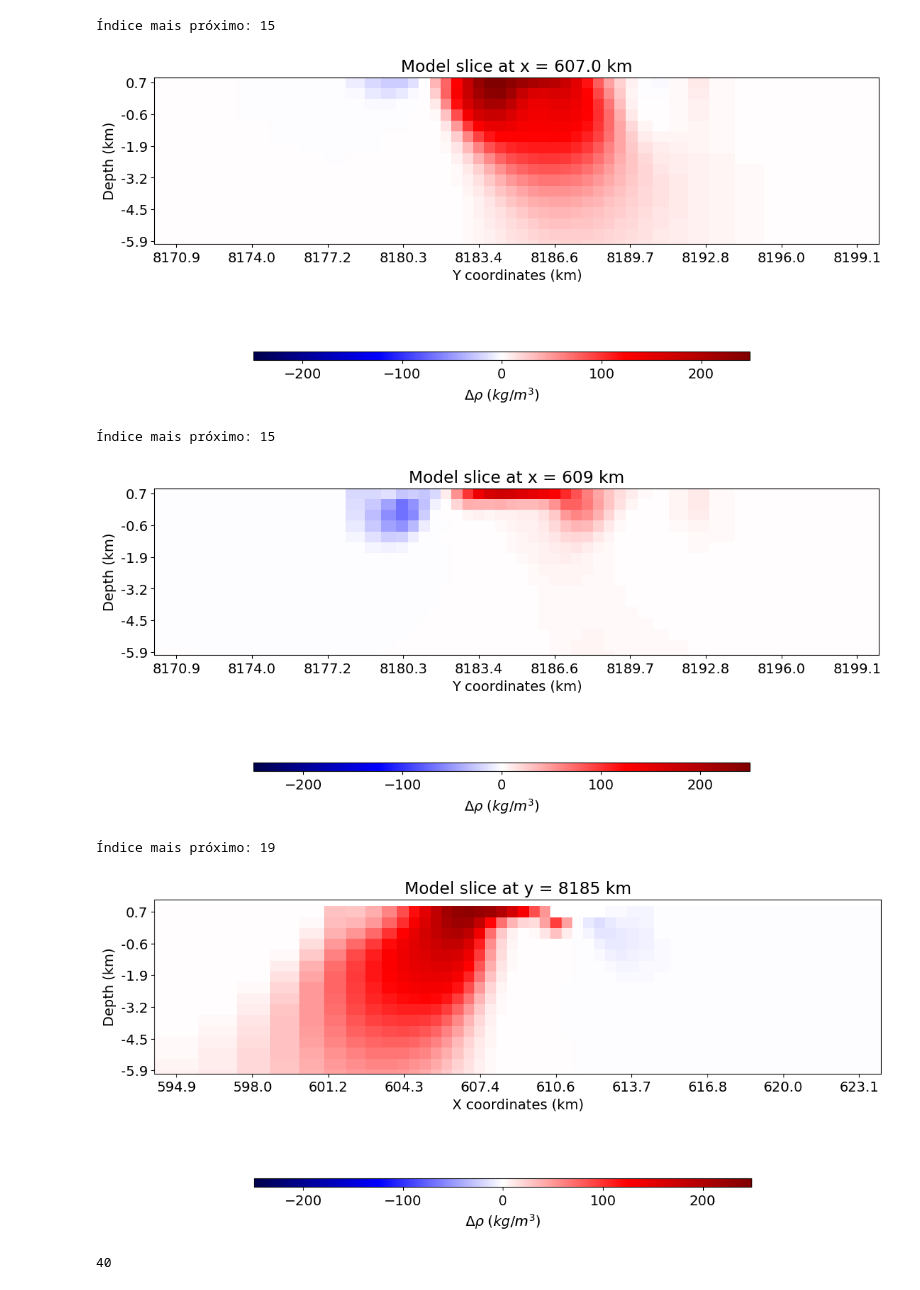
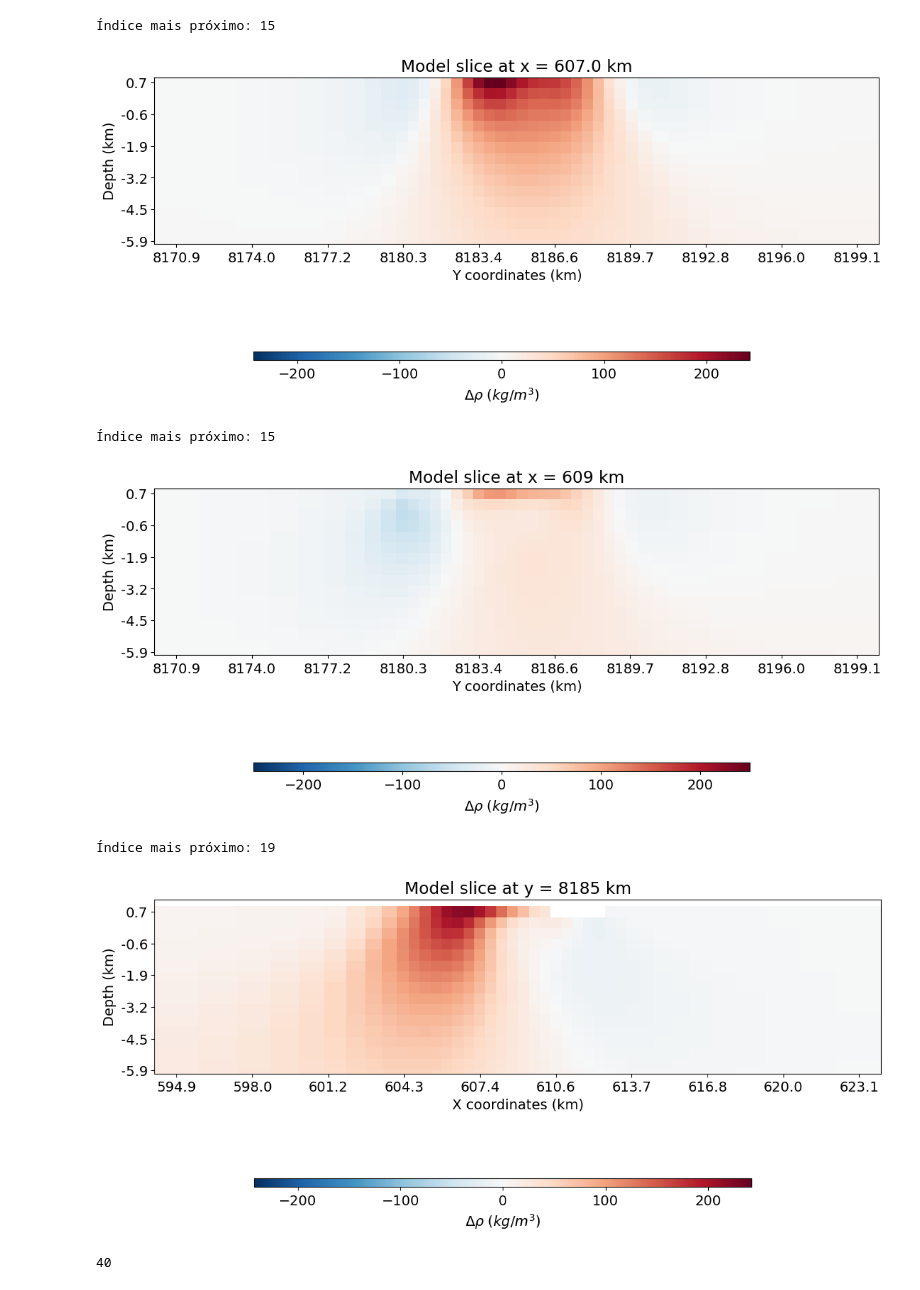
Before and after one commit to Souza-junior/Gravity_CS, a Jupyter notebook: code/CS_inversion_distance_weighted.ipynb, the cells around one changed output. Cells and saved outputs as stored; diff of their text form; code cells hidden in the pictures.

Commit message:
Create paper figures for the density model

```diff
--- a/code/CS_inversion_distance_weighted.ipynb
+++ b/code/CS_inversion_distance_weighted.ipynb
@@ -376,14 +376,14 @@ directives_list = [
 
 # Define the regularization (model objective function) with distance weighting.
 reg_dist = regularization.Sparse(tensor_mesh, active_cells=active_tensor_cells, mapping=tensor_model_map)
-reg_dist.norms = [1, 1, 1, 1]
+reg_dist.norms = [2, 1, 1, 1]
 # reg_dist.norms = [1, 1, 1, 1]
 # reg_dist.norms = [1, 1, 1, 1]
 # reg_dist.bounds = (-2.30, +0.70)
 
 
 distance_weights = utils.distance_weighting(
-    tensor_mesh, receiver_locations, active_cells=active_tensor_cells, exponent=1.5
+    tensor_mesh, receiver_locations, active_cells=active_tensor_cells, exponent=1.6
 )
 reg_dist.set_weights(distance_weights=distance_weights)
 
@@ -504,7 +504,7 @@ tensor_mesh.plot_slice(
     ind=index_x,
     grid=False,
     # pcolor_opts={"cmap": mpl.cm.RdYlBu_r, "norm": norm},
-    pcolor_opts={"cmap": mpl.cm.seismic, "norm": norm},
+    pcolor_opts={"cmap": mpl.cm.RdBu_r, "norm": norm},
 
 )
 ax1.set_title(f"Model slice at x = {coord_x} km")
@@ -535,12 +535,12 @@ ax1.set_ylabel("Depth (km)")
 # ax2 = fig.add_axes([0.85, 0.1, 0.03, 0.8])
 ax2 = fig.add_axes([0.2, 0.03, 0.5, 0.02])
 cbar = mpl.colorbar.ColorbarBase(
-    ax2, norm=norm, orientation="horizontal", cmap=mpl.cm.seismic #cmap=mpl.cm.RdYlBu_r
+    ax2, norm=norm, orientation="horizontal", cmap=mpl.cm.RdBu_r #cmap=mpl.cm.RdYlBu_r
 )
 cbar.set_label(r"$\Delta \rho~(kg/m^3$)", rotation=0, labelpad=5, size=14)
 plt.show()
 # %% [output]
-[figure, old version]
+[figure, new version]
 # %%
 # # Plot Recovered Model
 # coord_x = int(tensor_mesh.cell_centers_x[30])/1000
@@ -571,7 +571,7 @@ tensor_mesh.plot_slice(
     ind=index_x2,
     grid=False,
     # pcolor_opts={"cmap": mpl.cm.RdYlBu_r, "norm": norm},
-    pcolor_opts={"cmap": mpl.cm.seismic, "norm": norm},
+    pcolor_opts={"cmap": mpl.cm.RdBu_r, "norm": norm},
 
 )
 ax1.set_title(f"Model slice at x = {coord_x2} km")
@@ -600,12 +600,12 @@ ax1.set_ylabel("Depth (km)")
 # ax2 = fig.add_axes([0.85, 0.1, 0.03, 0.8])
 ax2 = fig.add_axes([0.2, 0.03, 0.5, 0.02])
 cbar = mpl.colorbar.ColorbarBase(
-    ax2, norm=norm, orientation="horizontal", cmap=mpl.cm.seismic #cmap=mpl.cm.RdYlBu_r
+    ax2, norm=norm, orientation="horizontal", cmap=mpl.cm.RdBu_r #cmap=mpl.cm.RdYlBu_r
 )
 cbar.set_label(r"$\Delta \rho~(kg/m^3$)", rotation=0, labelpad=5, size=14)
 plt.show()
 # %% [output]
-[figure, old version]
+[figure, new version]
 # %%
 # # Plot Recovered Model
 # coord_y = int(tensor_mesh.cell_centers_y[46])/1000
@@ -636,41 +636,41 @@ tensor_mesh.plot_slice(
     ind=index_y,
     grid=False,
     # pcolor_opts={"cmap": mpl.cm.RdYlBu_r, "norm": norm},
-    pcolor_opts={"cmap": mpl.cm.seismic, "norm": norm},
+    pcolor_opts={"cmap": mpl.cm.RdBu_r, "norm": norm},
 
 )
 # Definir os limites dos eixos com base no modelo
 x_min, x_max = tensor_mesh.cell_centers_x.min(), tensor_mesh.cell_centers_x.max()
 y_min, y_max = tensor_mesh.cell_centers_z.min(), tensor_mesh.cell_centers_z.max()  # Assumindo profundidade no eixo Z
 
 # Criar os ticks dentro dos limites do modelo
 x_ticks = np.linspace(x_min, x_max, num=10)  # Ajuste 'num' conforme necessário
 y_ticks = np.linspace(y_min, y_max, num=10)
 
 # Ajustar os ticks e rótulos no formato de km
 ax1.set_xticks(x_ticks)
 ax1.set_xticklabels([f"{tick / 1000:.1f}" for tick in x_ticks])
 ax1.set_yticks(y_ticks)
 ax1.set_yticklabels([f"{tick / 1000:.1f}" for tick in y_ticks])
 
 ax1.set_xlabel("X coordinates (km)")
 ax1.set_ylabel("Depth (km)")
 ax1.set_title(f"Model slice at y = {coord_y} km")
 ax1.set_aspect('equal')
 ax1.set_ylim(-6000, 1200)
 # ax1.set_xlim(xmin, xmax)
 
 # ax2 = fig.add_axes([0.85, 0.1, 0.03, 0.8])
 ax2 = fig.add_axes([0.2, 0.03, 0.5, 0.02])
 cbar = mpl.colorbar.ColorbarBase(
-    ax2, norm=norm, orientation="horizontal", cmap=mpl.cm.seismic #cmap=mpl.cm.RdYlBu_r
+    ax2, norm=norm, orientation="horizontal", cmap=mpl.cm.RdBu_r #cmap=mpl.cm.RdYlBu_r
 )
 
 
 cbar.set_label(r"$\Delta \rho~(kg/m^3$)", rotation=0, labelpad=5, size=14)
 plt.show()
 # %% [output]
-[figure, old version]
+[figure, new version]
 # %%
 # Compute normalized data misfits
 normalized_data_misfits = (dobs - dpred) / uncertainties
```
Also changed, not shown: parts of 10 cells of this notebook, 2 other files.
